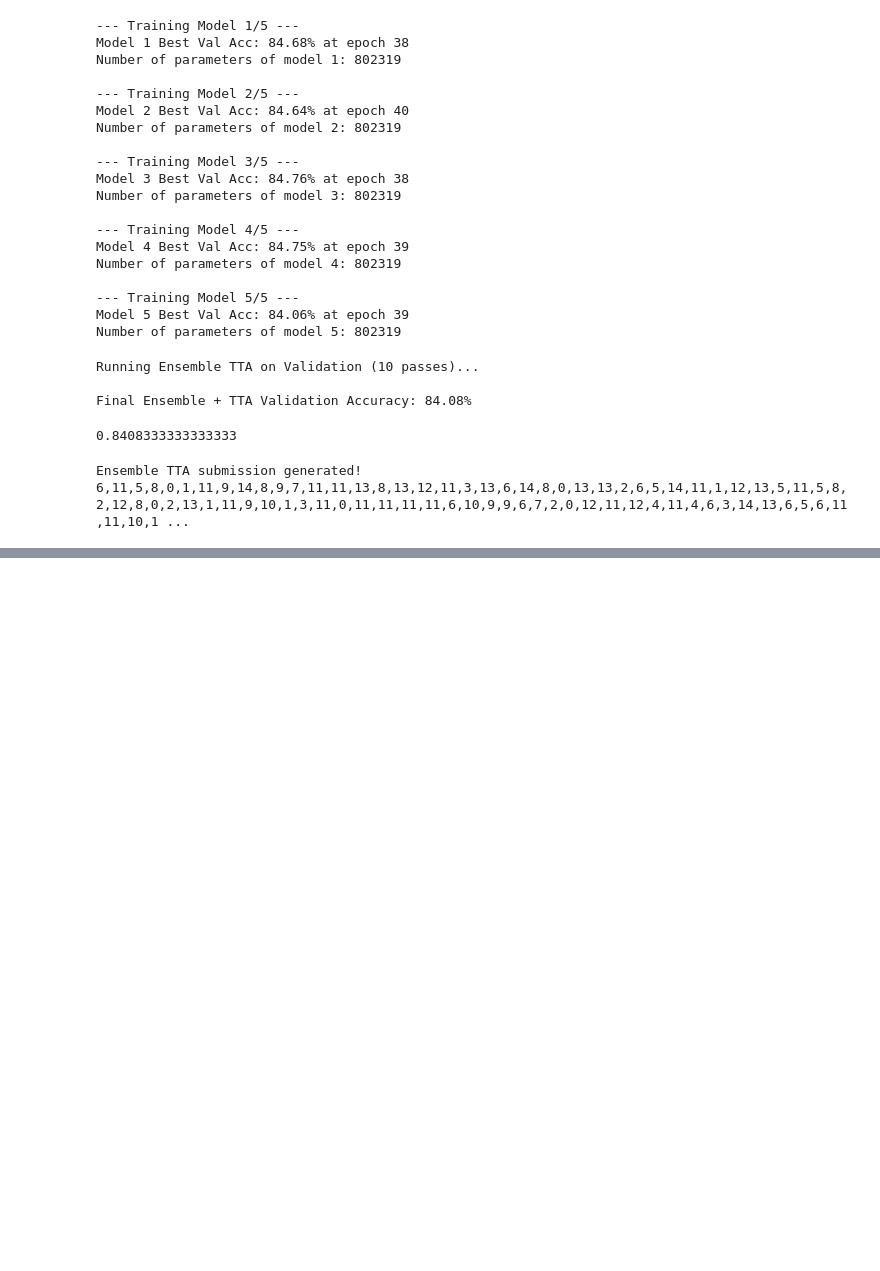
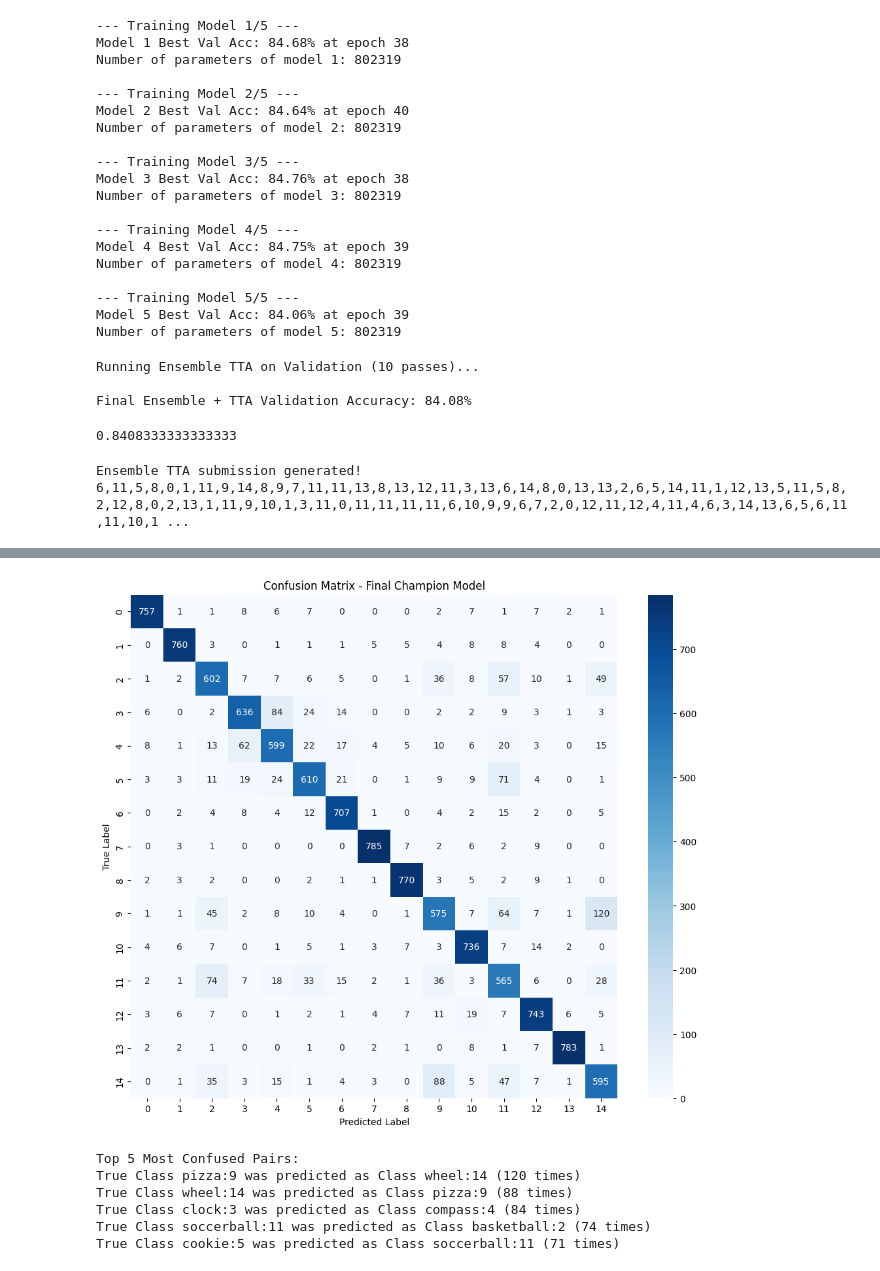
Before and after one commit to AmmarAsdaque/AI600-Assignment2, a Jupyter notebook: AI600_Assignment_2.ipynb, the cells around one changed output, grey strips where cells are left out. Drawn from its saved outputs; the diff is of its cells as text; code cells hidden in the pictures; blank space fills up the shorter version.

```diff
--- a/AI600_Assignment_2.ipynb
+++ b/AI600_Assignment_2.ipynb
@@ -1964,0 +2073,10 @@ Ensemble TTA submission generated!
+# %%
+model = Champion(hidden_layers=[512, 512, 256]).to(device)
+optimizer = optim.AdamW(model.parameters(), lr=0.01)
+criterion = nn.CrossEntropyLoss(label_smoothing=0.1)
+scheduler = torch.optim.lr_scheduler.OneCycleLR(
+    optimizer,
+    max_lr=0.05,
+    epochs=40,
+    steps_per_epoch=len(train_loader)
+)
@@ -1964,0 +2198,10 @@ Ensemble TTA submission generated!
+# %%
+model = ChampionFinal(hidden_layers=[512, 512, 256]).to(device)
+optimizer = optim.AdamW(model.parameters(), lr=0.01)
+criterion = nn.CrossEntropyLoss(label_smoothing=0.05)
+scheduler = torch.optim.lr_scheduler.OneCycleLR(
+    optimizer,
+    max_lr=0.05,
+    epochs=40,
+    steps_per_epoch=len(train_loader)
+)
@@ -1964,0 +2445,49 @@ Ensemble TTA submission generated!
+# %%
+# Final Champion Model: Confusion Matrix
+import seaborn as sns
+from sklearn.metrics import confusion_matrix
+model = ChampionFinal(hidden_layers=[512, 512, 256]).to(device)
+model.load_state_dict(torch.load('best_model_finalchampion_layerNorm_2.pth'))
+model.eval()
+all_preds = []
+all_targets = []
+# 2. Gather all predictions from the validation set
+with torch.no_grad():
+    for inputs, targets in val_loader:
+        inputs, targets = inputs.to(device), targets.to(device)
+
+        outputs = model(inputs)
+        preds = torch.argmax(outputs, dim=1)
+
+        all_preds.extend(preds.cpu().numpy())
+        all_targets.extend(targets.cpu().numpy())
+# 3. Generate the Confusion Matrix
+cm = confusion_matrix(all_targets, all_preds)
+# Plotting
+plt.figure(figsize=(12, 10))
+sns.heatmap(cm, annot=True, fmt='d', cmap='Blues')
+plt.xlabel('Predicted Label')
+plt.ylabel('True Label')
+plt.title('Confusion Matrix - Final Champion Model')
+plt.savefig('final_champion_confusion_matrix.pdf', dpi=300, bbox_inches='tight')
+plt.show()
+# 4. Find the Top 2 Confused Pairs
+# Fill diagonal with 0s so we only look at mistakes
+np.fill_diagonal(cm, 0)
+# Flatten and get the indices of the highest errors
+flat_cm = cm.flatten()
+top_5_indices = flat_cm.argsort()[-5:][::-1]
+print("Top 5 Most Confused Pairs:")
+for idx in top_5_indices:
+    true_class = idx // 15
+    pred_class = idx % 15
+    mistakes = cm[true_class, pred_class]
+    print(f"True Class {class_names[true_class]}:{true_class} was predicted as Class {class_names[pred_class]}:{pred_class} ({mistakes} times)")
+# %% [output]
+[figure, added]
+Top 5 Most Confused Pairs:
+True Class pizza:9 was predicted as Class wheel:14 (120 times)
+True Class wheel:14 was predicted as Class pizza:9 (88 times)
+True Class clock:3 was predicted as Class compass:4 (84 times)
+True Class soccerball:11 was predicted as Class basketball:2 (74 times)
+True Class cookie:5 was predicted as Class soccerball:11 (71 times)
```
Also changed, not shown: parts of 37 cells of this notebook, 2 other files.
